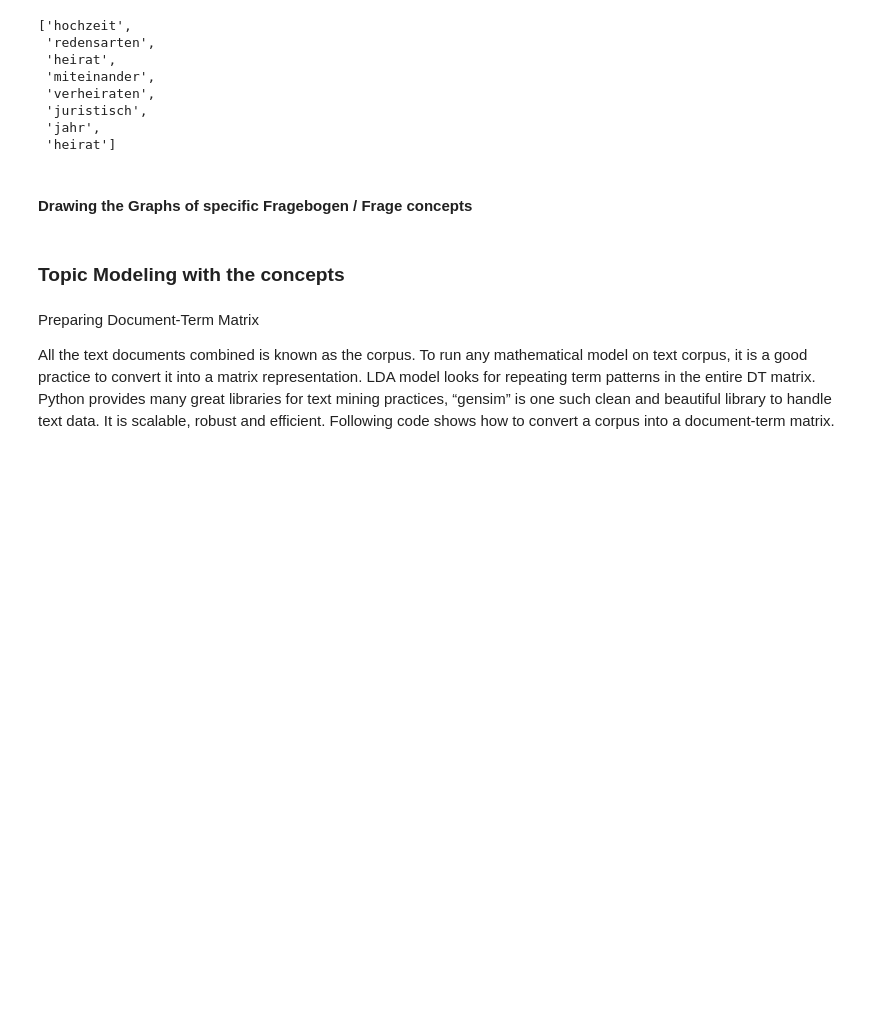
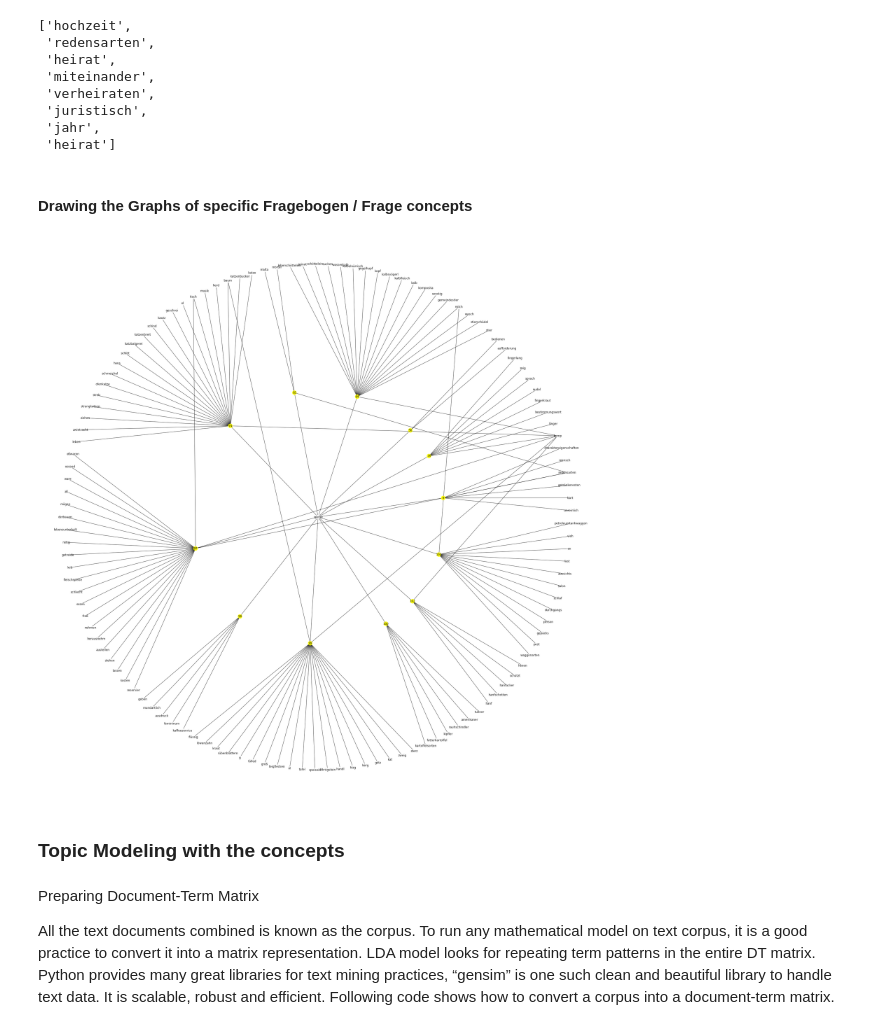
Before and after one commit to acdh-oeaw/exploreAT-Concepts, a Jupyter notebook: concepts.ipynb, the cells around one changed output. Cells and saved outputs as stored; diff of their text form; code cells hidden in the pictures; blank space fills up the shorter version.

Commit message:
generating figures

```diff
--- a/concepts.ipynb
+++ b/concepts.ipynb
@@ -833,3 +855,8 @@ filtered = frage[frage.fragebogen_id <= 4]
+# %%
+#filtered = frage[frage.fragebogen_id <= 4]
+#filtered = frage[frage.question_words.apply(lambda x: "kopf" in x)]
+#filtered = frage[frage.question_words.apply(lambda x: "schwarz" in x)]
+filtered = frage[frage.question_words.apply(lambda x: "speise" in x)]
 # %%
 G = nx.Graph()
 
@@ -844,26 +871,31 @@ for idn in filtered.index:
     for concept in filtered.loc[idn, 'question_words']:
         G.add_edge(concept, filtered.loc[idn, 'fragebogen_id'], length = 10)
 # %%
-plt.figure(figsize=(28,28))
+plt.figure(figsize=(32,32))
 
 #pos = nx.spring_layout(G)
 #pos = graphviz_layout(G)
 pos = graphviz_layout(G, prog='twopi', args='')
 
 
 nx.draw(G,
         pos,
-        #width=5,
+        width=1,
         alpha=0.9,
         #cmap=plt.get_cmap('viridis'),
         node_color=nx.get_node_attributes(G,'color').values(),
         with_labels=True,
         #font_weight='bold',
         #font_color='white',
        )
 
 
-plt.show()
+#plt.show()
+
+
+plt.savefig('speise.png', bbox_inches='tight')
+# %% [output]
+[figure, added]
 # %% [markdown]
 ### Topic Modeling with the concepts
 # %% [markdown]
```
Also changed, not shown: parts of 20 cells of this notebook, 5 other files.
